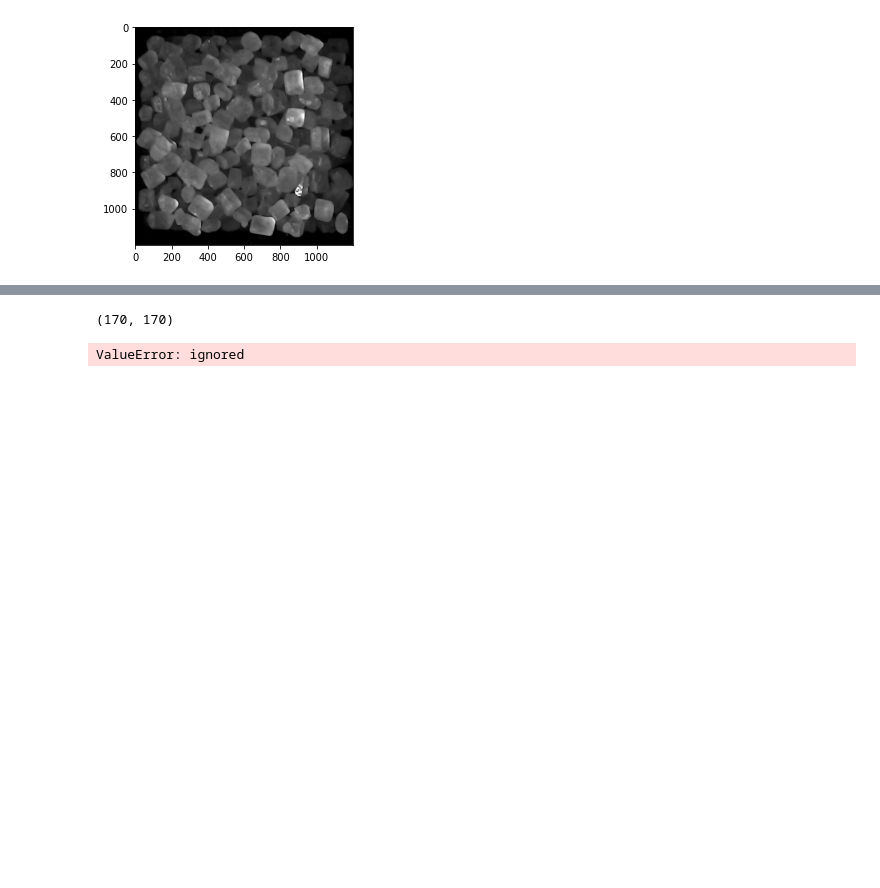
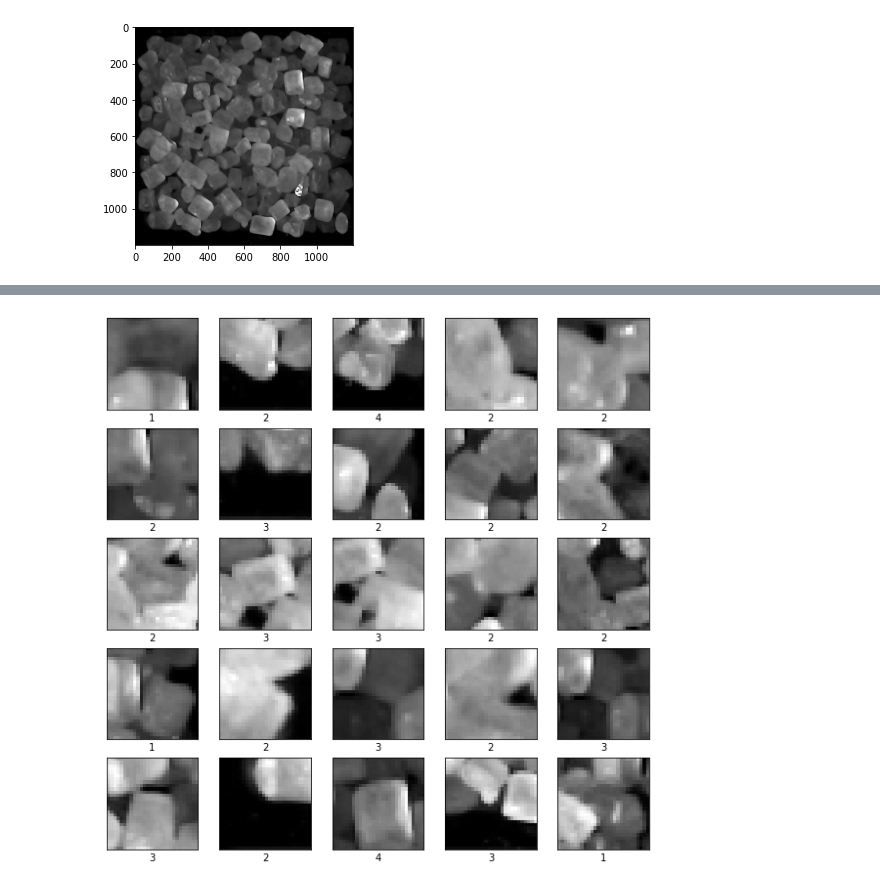
Before and after one commit to ucfilho/marquesgabi_Junho_2020, a Jupyter notebook: ANN_segmentacao_tensor_OUR_v13_junho_04_2020.ipynb, the cells around one changed output, grey strips where cells are left out. Cells and saved outputs as stored; diff of their text form; code cells hidden in the pictures; blank space fills up the shorter version.

```diff
--- a/ANN_segmentacao_tensor_OUR_v13_junho_04_2020.ipynb
+++ b/ANN_segmentacao_tensor_OUR_v13_junho_04_2020.ipynb
@@ -373,5 +372,0 @@ plt.imshow(ww[0], cmap = "gray")
-# %%
-
-data=np.array(ww[0])
-img = Image.fromarray(data.astype('uint8'), mode='L')
-plt.imshow(img, cmap = "gray")
@@ -381,5 +373,13 @@ plt.imshow(img, cmap = "gray")
 # %%
+Num=50
 Size=28
-xw=[]
-img=np.float32(img)
-img28=cv2.resize(img,(Size,Size), interpolation = cv2.INTER_AREA)
+img28_all=[]
+for i in range(Num):
+  data=np.array(ww[i])
+  img = Image.fromarray(data.astype('uint8'), mode='L')
+  img=np.float32(img)
+  img28=cv2.resize(img,(Size,Size), interpolation = cv2.INTER_AREA)
+  img28_all.append(img28)
+
+img28_all=np.array(img28_all)
+print(img28_all.shape)
@@ -420,20 +396,0 @@ print(images28[0].shape)
-# %%
-wn=[]
-for i in ww:
-  xn=i/255
-  wn.append(xn)
-# %%
-print(wn[4].shape)
-# %% [output]
-(170, 170)
-# %%
-
-# x=np.array(ww)/255
-data_np=np.array(ww)/255
-#x=tf.convert_to_tensor(data_np, np.float32)
-x=tf.convert_to_tensor(data_np)
-logits = model(x, training=False)
-prediction = tf.argmax(logits, axis=1, output_type=tf.int32)
-print(prediction)
-# %% [output]
-ValueError: ignored
@@ -443,0 +402,15 @@ img.size
+# %%
+Num=25
+y_all=np.array(prediction_all)
+plt.figure(figsize=(10,10))
+for i in range(Num):
+    plt.subplot(5,5,i+1)
+    plt.xticks([])
+    plt.yticks([])
+    plt.grid(False)
+    plt.imshow(img28_all[i+25], cmap = "gray")
+    label_all=y_all[i]
+    plt.xlabel(label_all)
+plt.show()
+# %% [output]
+[figure, added]
```
Also changed, not shown: parts of 21 cells of this notebook.
